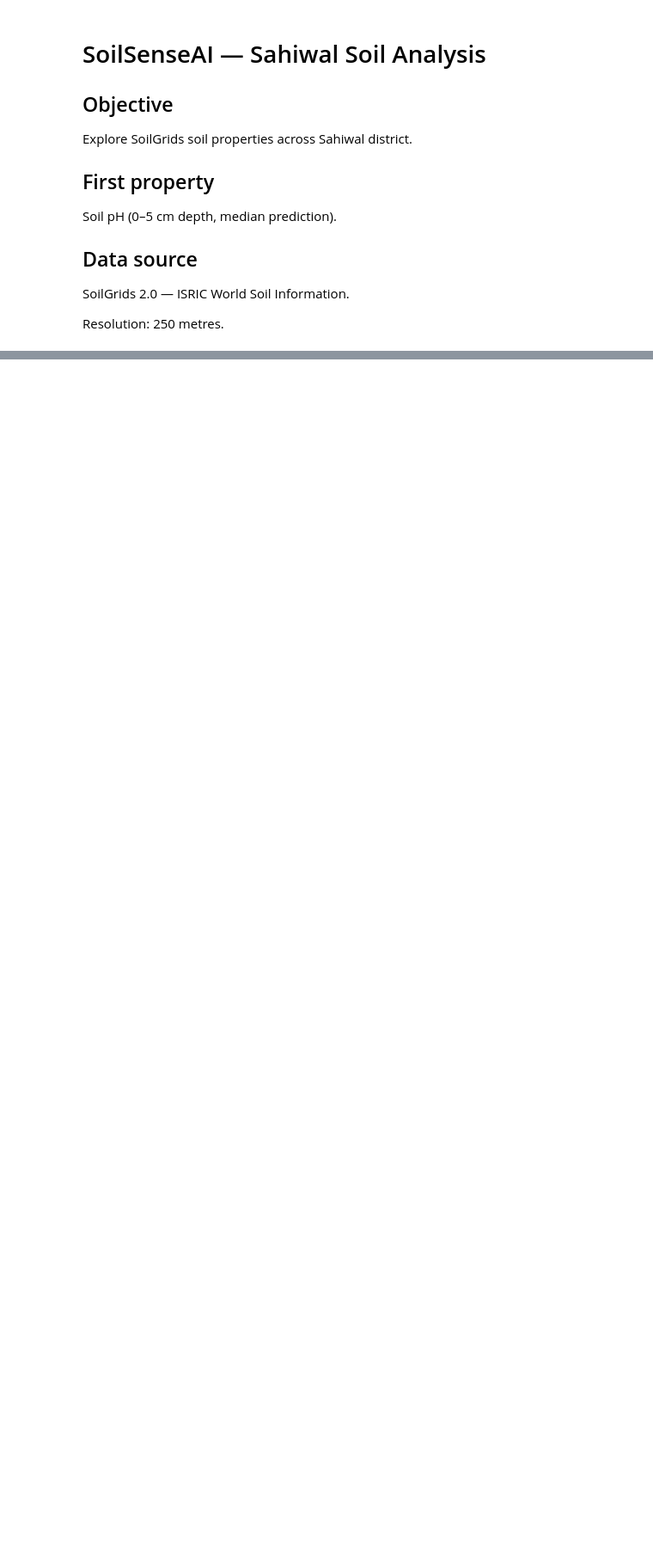
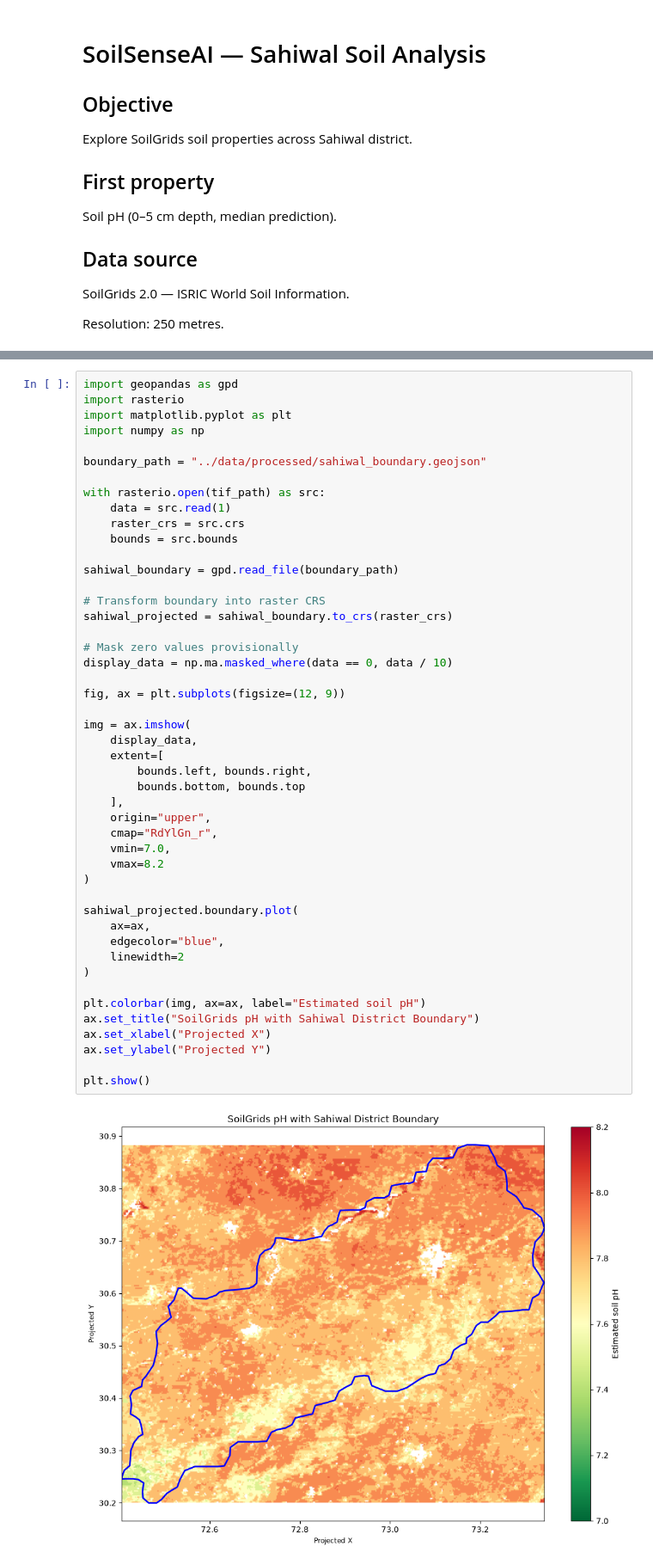
Before and after one commit to iammuhammadhassan/SoilSenseAi, a Jupyter notebook: src/01_boundary_visualization.ipynb, the cells around one changed output, grey strips where cells are left out. Shown at 86% size. Drawn from its saved outputs; the diff is of its cells as text; blank space fills up the shorter version.

```diff
--- a/src/01_boundary_visualization.ipynb
+++ b/src/01_boundary_visualization.ipynb
@@ -53,0 +421,49 @@ Resolution: 250 metres.
+# %%
+import geopandas as gpd
+import rasterio
+import matplotlib.pyplot as plt
+import numpy as np
+
+boundary_path = "../data/processed/sahiwal_boundary.geojson"
+
+with rasterio.open(tif_path) as src:
+    data = src.read(1)
+    raster_crs = src.crs
+    bounds = src.bounds
+
+sahiwal_boundary = gpd.read_file(boundary_path)
+
+# Transform boundary into raster CRS
+sahiwal_projected = sahiwal_boundary.to_crs(raster_crs)
+
+# Mask zero values provisionally
+display_data = np.ma.masked_where(data == 0, data / 10)
+
+fig, ax = plt.subplots(figsize=(12, 9))
+
+img = ax.imshow(
+    display_data,
+    extent=[
+        bounds.left, bounds.right,
+        bounds.bottom, bounds.top
+    ],
+    origin="upper",
+    cmap="RdYlGn_r",
+    vmin=7.0,
+    vmax=8.2
+)
+
+sahiwal_projected.boundary.plot(
+    ax=ax,
+    edgecolor="blue",
+    linewidth=2
+)
+
+plt.colorbar(img, ax=ax, label="Estimated soil pH")
+ax.set_title("SoilGrids pH with Sahiwal District Boundary")
+ax.set_xlabel("Projected X")
+ax.set_ylabel("Projected Y")
+
+plt.show()
+# %% [output]
+[figure, added]
```
Also changed, not shown: parts of 35 cells of this notebook.
